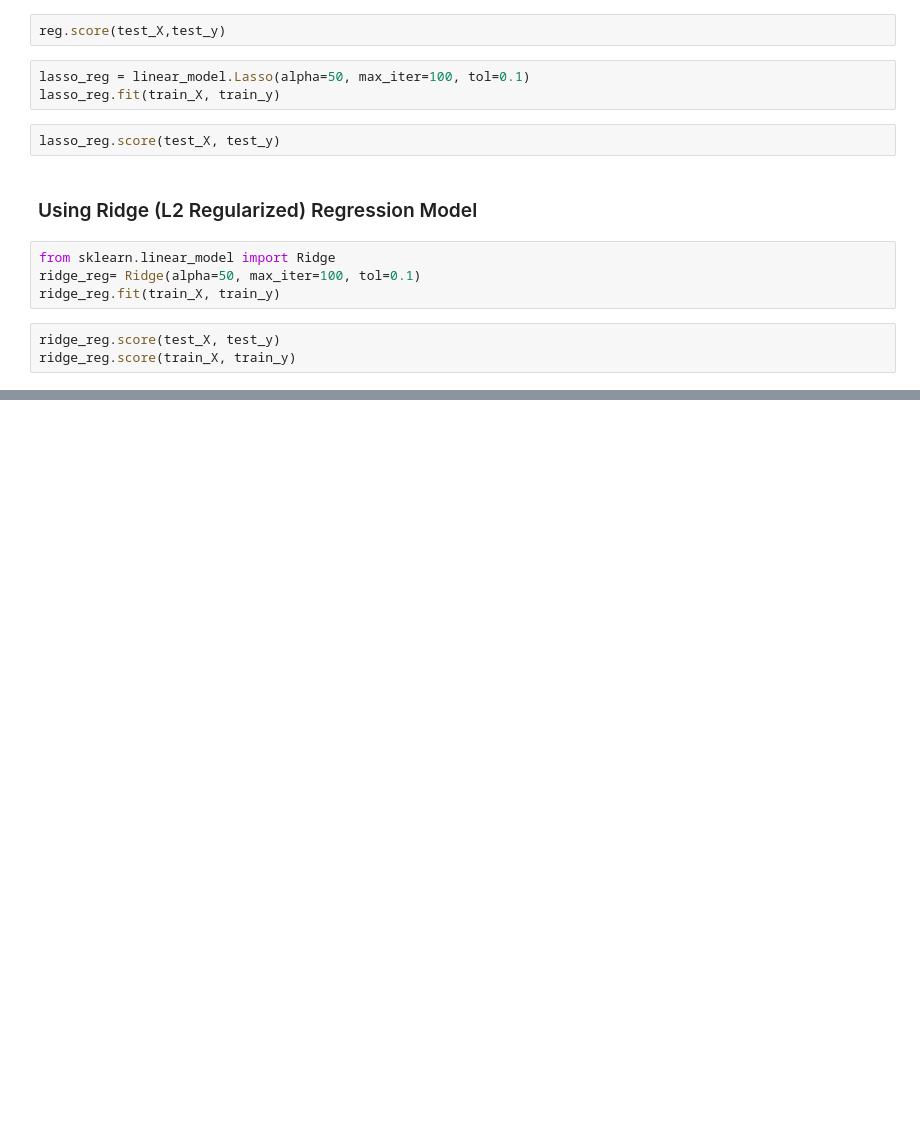
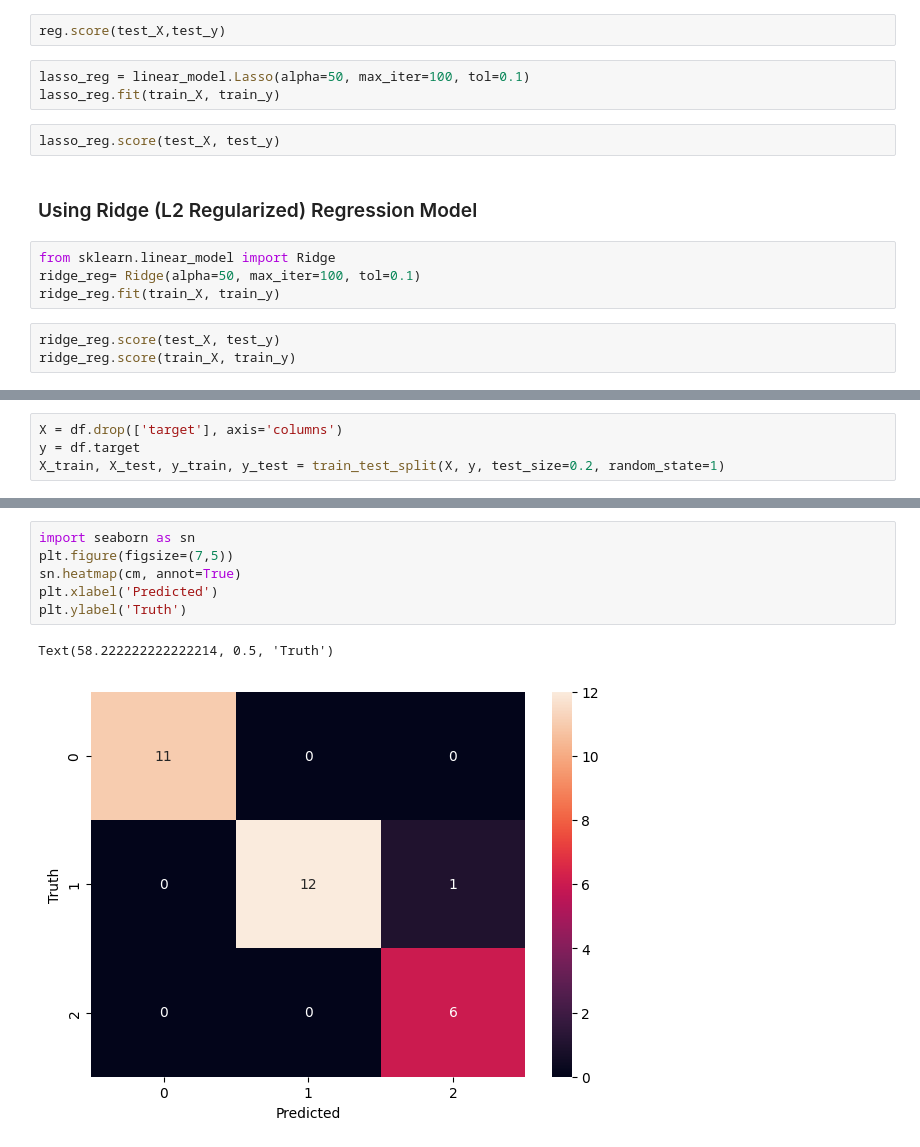
Before and after one commit to shadrack71/Machine-learning-projects, a Jupyter notebook: machine_learning.ipynb, the cells around one changed output, grey strips where cells are left out. Cells and saved outputs as stored; diff of their text form; blank space fills up the shorter version.

```diff
--- a/machine_learning.ipynb
+++ b/machine_learning.ipynb
@@ -1794,0 +1823,4 @@ ridge_reg.score(train_X, train_y)
+# %%
+X = df.drop(['target'], axis='columns')
+y = df.target
+X_train, X_test, y_train, y_test = train_test_split(X, y, test_size=0.2, random_state=1)
@@ -1794,0 +1846,9 @@ ridge_reg.score(train_X, train_y)
+# %%
+import seaborn as sn
+plt.figure(figsize=(7,5))
+sn.heatmap(cm, annot=True)
+plt.xlabel('Predicted')
+plt.ylabel('Truth')
+# %% [output]
+Text(58.222222222222214, 0.5, 'Truth')
+[figure, added]
```
Also changed, not shown: parts of 19 cells of this notebook.
